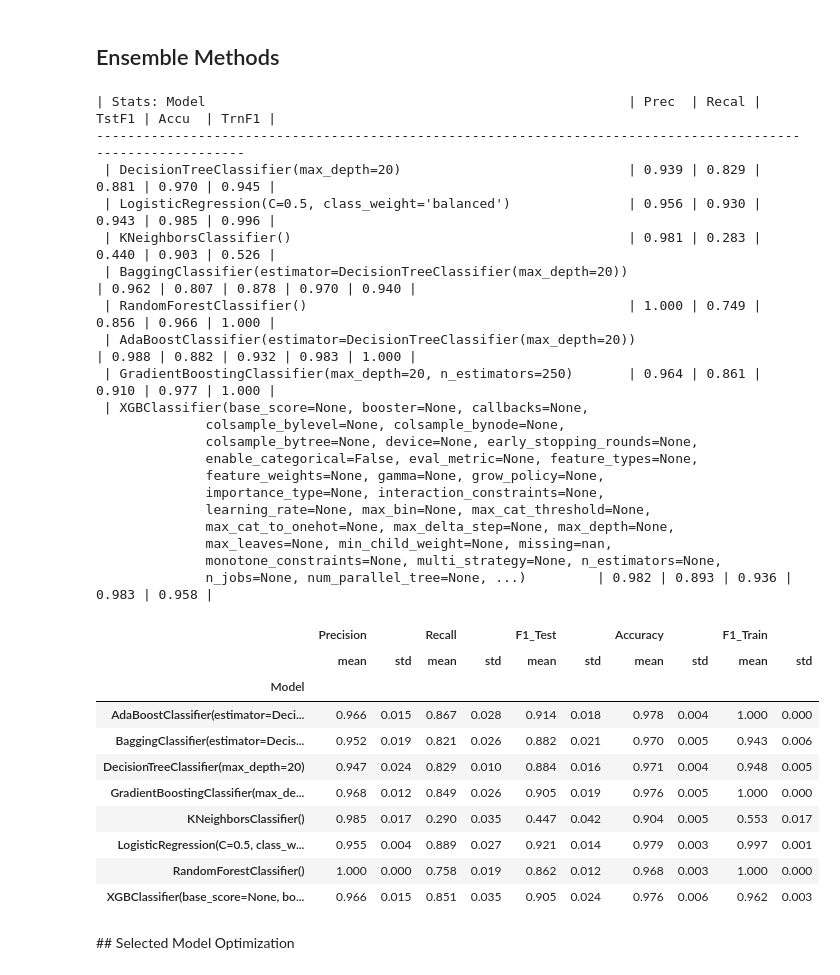
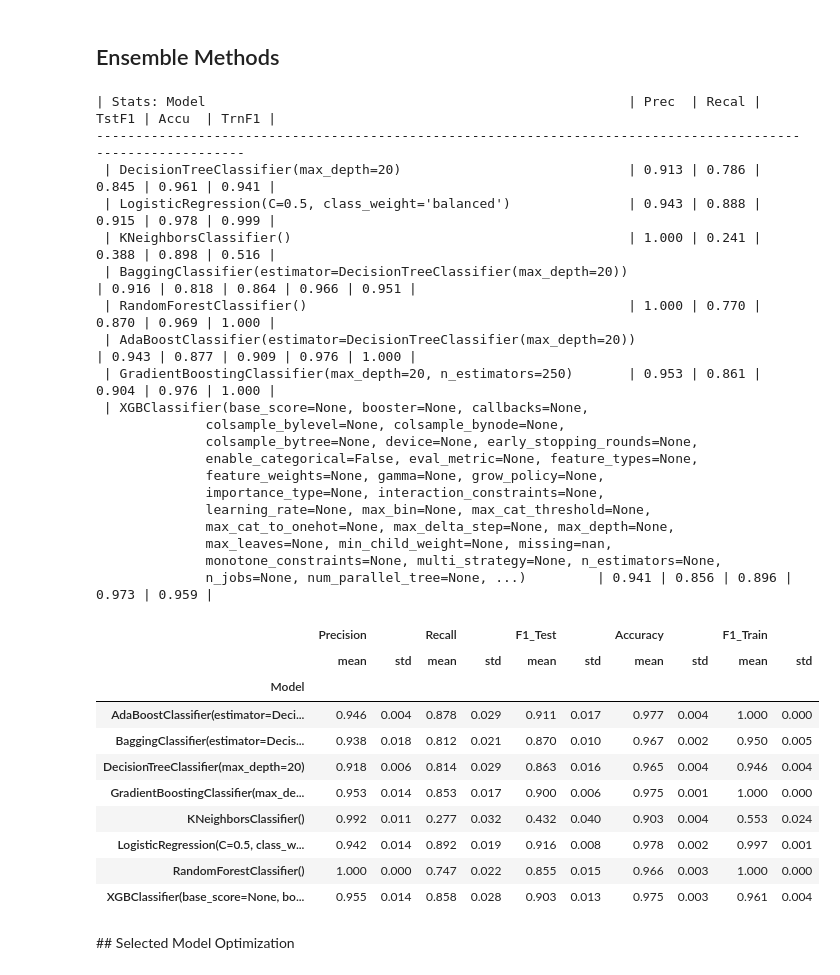
Before and after one commit to michaelm-503/spam_classification, a Jupyter notebook: 3_Optimization.ipynb, the cells around one changed output. Cells and saved outputs as stored; diff of their text form; code cells hidden in the pictures.

```diff
--- a/3_Optimization.ipynb
+++ b/3_Optimization.ipynb
@@ -99,6 +109,9 @@ def print_test_stats(strategy, y_test, test_pred, y_train, train_pred):
 # %% [markdown]
 ## Vectorization Testing
 # %%
+# Alt pipeline for testing changes to vectorization against standard models
+# Run cross-validation on training set.
+
 # column selection
 numerical_columns = ['org_length']
 text_column = 'text_cln'
@@ -123,9 +136,11 @@ preprocess_test = ColumnTransformer(
 )
 
 # models to test
+dtc = DecisionTreeClassifier(max_depth=20)
+lr = LogisticRegression(class_weight='balanced', C=0.5)
 models = {
-    'dt': DecisionTreeClassifier(max_depth=20),
-    'lr': LogisticRegression(class_weight='balanced', C=0.5)
+    'dt': dtc,
+    'lr': lr
 }
 
 # run test flow
@@ -152,5 +167,9 @@ for name, model in models.items():
                             cv=cv
                             )
     print(f'{model}\n\t\t\tPrecision (mean +/- stdev): {model_precision.mean():.3f} +/- {model_precision.std():.3f}')
+
+    pipe_test.fit(X_train, y_train)
+    test_pred = pipe_test.predict(X_test)
+    train_pred = pipe_test.predict(X_train)
 # %% [output]
 DecisionTreeClassifier(max_depth=20)
@@ -238,7 +263,8 @@ coeff_df[['features', 'coeff']].head(20)
 # %% [markdown]
 ## Ensemble Methods
 # %%
-# models to test
+# 5x model stability test to test potential ensemble models. Use new trigrams pipeline
+
 models = {
     'dt': DecisionTreeClassifier(max_depth=20),
     'lr': LogisticRegression(class_weight='balanced', C=0.5),
@@ -263,7 +289,7 @@ for i in range(5):
                                                                )
     for name, model in models.items():
         pipe = Pipeline(steps=[
-            ('preprocessor', preprocess),
+            ('preprocessor_trigrams', preprocess_test),
             ('model', model)
         ])
 
@@ -275,49 +301,49 @@ for i in range(5):
         # Stats
         print_test_stats(pipe[1], y_test, test_pred, y_train, train_pred) if i==0 else ''
 
         results_list.append([str(pipe[1]),
                              precision_score(y_test, test_pred),
                              recall_score(y_test, test_pred),
                              f1_score(y_test, test_pred),
                              accuracy_score(y_test, test_pred),
                              f1_score(y_train, train_pred)
                         ])
 
 result_df = pd.DataFrame(results_list, columns=['Model', 'Precision', 'Recall', 'F1_Test', 'Accuracy', 'F1_Train'])
 
 result_df.groupby('Model').agg(['mean', 'std']).style.format(precision=3)
 # %% [output]
 | Stats: Model                                                      | Prec  | Recal | TstF1 | Accu  | TrnF1 |
 -------------------------------------------------------------------------------------------------------------
- | DecisionTreeClassifier(max_depth=20)                             | 0.939 | 0.829 | 0.881 | 0.970 | 0.945 |
- | LogisticRegression(C=0.5, class_weight='balanced')               | 0.956 | 0.930 | 0.943 | 0.985 | 0.996 |
- | KNeighborsClassifier()                                           | 0.981 | 0.283 | 0.440 | 0.903 | 0.526 |
- | BaggingClassifier(estimator=DecisionTreeClassifier(max_depth=20))                                                                | 0.962 | 0.807 | 0.878 | 0.970 | 0.940 |
- | RandomForestClassifier()                                         | 1.000 | 0.749 | 0.856 | 0.966 | 1.000 |
- | AdaBoostClassifier(estimator=DecisionTreeClassifier(max_depth=20))                                                               | 0.988 | 0.882 | 0.932 | 0.983 | 1.000 |
- | GradientBoostingClassifier(max_depth=20, n_estimators=250)       | 0.964 | 0.861 | 0.910 | 0.977 | 1.000 |
+ | DecisionTreeClassifier(max_depth=20)                             | 0.913 | 0.786 | 0.845 | 0.961 | 0.941 |
+ | LogisticRegression(C=0.5, class_weight='balanced')               | 0.943 | 0.888 | 0.915 | 0.978 | 0.999 |
+ | KNeighborsClassifier()                                           | 1.000 | 0.241 | 0.388 | 0.898 | 0.516 |
+ | BaggingClassifier(estimator=DecisionTreeClassifier(max_depth=20))                                                                | 0.916 | 0.818 | 0.864 | 0.966 | 0.951 |
+ | RandomForestClassifier()                                         | 1.000 | 0.770 | 0.870 | 0.969 | 1.000 |
+ | AdaBoostClassifier(estimator=DecisionTreeClassifier(max_depth=20))                                                               | 0.943 | 0.877 | 0.909 | 0.976 | 1.000 |
+ | GradientBoostingClassifier(max_depth=20, n_estimators=250)       | 0.953 | 0.861 | 0.904 | 0.976 | 1.000 |
  | XGBClassifier(base_score=None, booster=None, callbacks=None,
               colsample_bylevel=None, colsample_bynode=None,
               colsample_bytree=None, device=None, early_stopping_rounds=None,
               enable_categorical=False, eval_metric=None, feature_types=None,
               feature_weights=None, gamma=None, grow_policy=None,
               importance_type=None, interaction_constraints=None,
               learning_rate=None, max_bin=None, max_cat_threshold=None,
               max_cat_to_onehot=None, max_delta_step=None, max_depth=None,
               max_leaves=None, min_child_weight=None, missing=nan,
               monotone_constraints=None, multi_strategy=None, n_estimators=None,
-              n_jobs=None, num_parallel_tree=None, ...)         | 0.982 | 0.893 | 0.936 | 0.983 | 0.958 |
+              n_jobs=None, num_parallel_tree=None, ...)         | 0.941 | 0.856 | 0.896 | 0.973 | 0.959 |
 |  | Precision |  | Recall |  | F1_Test |  | Accuracy |  | F1_Train |  |
 |  | mean | std | mean | std | mean | std | mean | std | mean | std |
 | Model |  |  |  |  |  |  |  |  |  |  |
-| AdaBoostClassifier(estimator=Deci... | 0.966 | 0.015 | 0.867 | 0.028 | 0.914 | 0.018 | 0.978 | 0.004 | 1.000 | 0.000 |
-| BaggingClassifier(estimator=Decis... | 0.952 | 0.019 | 0.821 | 0.026 | 0.882 | 0.021 | 0.970 | 0.005 | 0.943 | 0.006 |
-| DecisionTreeClassifier(max_depth=20) | 0.947 | 0.024 | 0.829 | 0.010 | 0.884 | 0.016 | 0.971 | 0.004 | 0.948 | 0.005 |
-| GradientBoostingClassifier(max_de... | 0.968 | 0.012 | 0.849 | 0.026 | 0.905 | 0.019 | 0.976 | 0.005 | 1.000 | 0.000 |
-| KNeighborsClassifier() | 0.985 | 0.017 | 0.290 | 0.035 | 0.447 | 0.042 | 0.904 | 0.005 | 0.553 | 0.017 |
-| LogisticRegression(C=0.5, class_w... | 0.955 | 0.004 | 0.889 | 0.027 | 0.921 | 0.014 | 0.979 | 0.003 | 0.997 | 0.001 |
-| RandomForestClassifier() | 1.000 | 0.000 | 0.758 | 0.019 | 0.862 | 0.012 | 0.968 | 0.003 | 1.000 | 0.000 |
-| XGBClassifier(base_score=None, bo... | 0.966 | 0.015 | 0.851 | 0.035 | 0.905 | 0.024 | 0.976 | 0.006 | 0.962 | 0.003 |
+| AdaBoostClassifier(estimator=Deci... | 0.946 | 0.004 | 0.878 | 0.029 | 0.911 | 0.017 | 0.977 | 0.004 | 1.000 | 0.000 |
+| BaggingClassifier(estimator=Decis... | 0.938 | 0.018 | 0.812 | 0.021 | 0.870 | 0.010 | 0.967 | 0.002 | 0.950 | 0.005 |
+| DecisionTreeClassifier(max_depth=20) | 0.918 | 0.006 | 0.814 | 0.029 | 0.863 | 0.016 | 0.965 | 0.004 | 0.946 | 0.004 |
+| GradientBoostingClassifier(max_de... | 0.953 | 0.014 | 0.853 | 0.017 | 0.900 | 0.006 | 0.975 | 0.001 | 1.000 | 0.000 |
+| KNeighborsClassifier() | 0.992 | 0.011 | 0.277 | 0.032 | 0.432 | 0.040 | 0.903 | 0.004 | 0.553 | 0.024 |
+| LogisticRegression(C=0.5, class_w... | 0.942 | 0.014 | 0.892 | 0.019 | 0.916 | 0.008 | 0.978 | 0.002 | 0.997 | 0.001 |
+| RandomForestClassifier() | 1.000 | 0.000 | 0.747 | 0.022 | 0.855 | 0.015 | 0.966 | 0.003 | 1.000 | 0.000 |
+| XGBClassifier(base_score=None, bo... | 0.955 | 0.014 | 0.858 | 0.028 | 0.903 | 0.013 | 0.975 | 0.003 | 0.961 | 0.004 |
 # %% [markdown]
 ## Selected Model Optimization
 # %%
```
Also changed, not shown: parts of 9 cells of this notebook, 4 other files.
